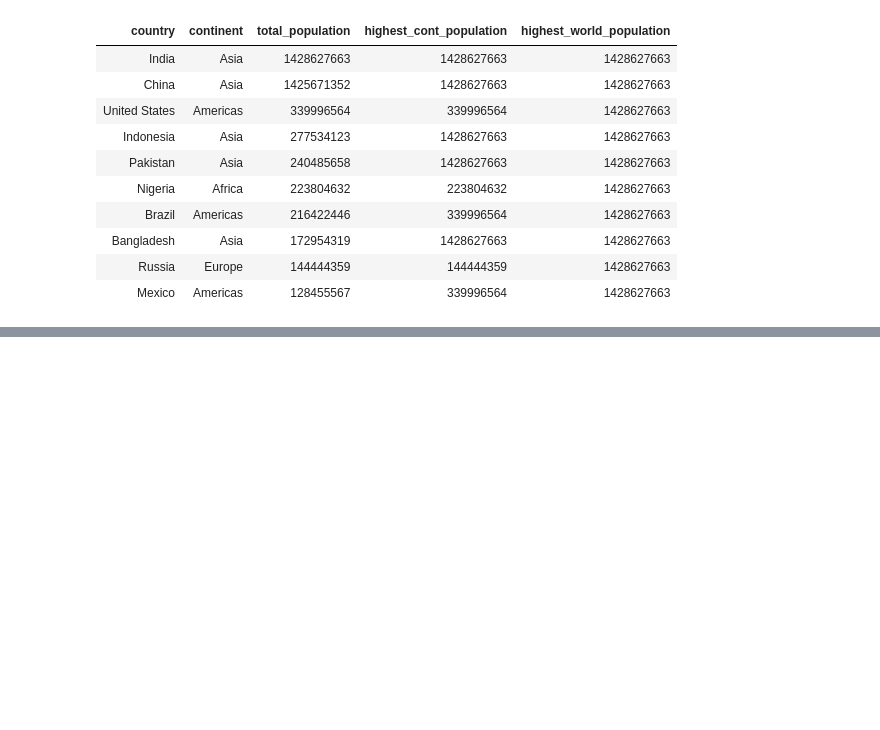
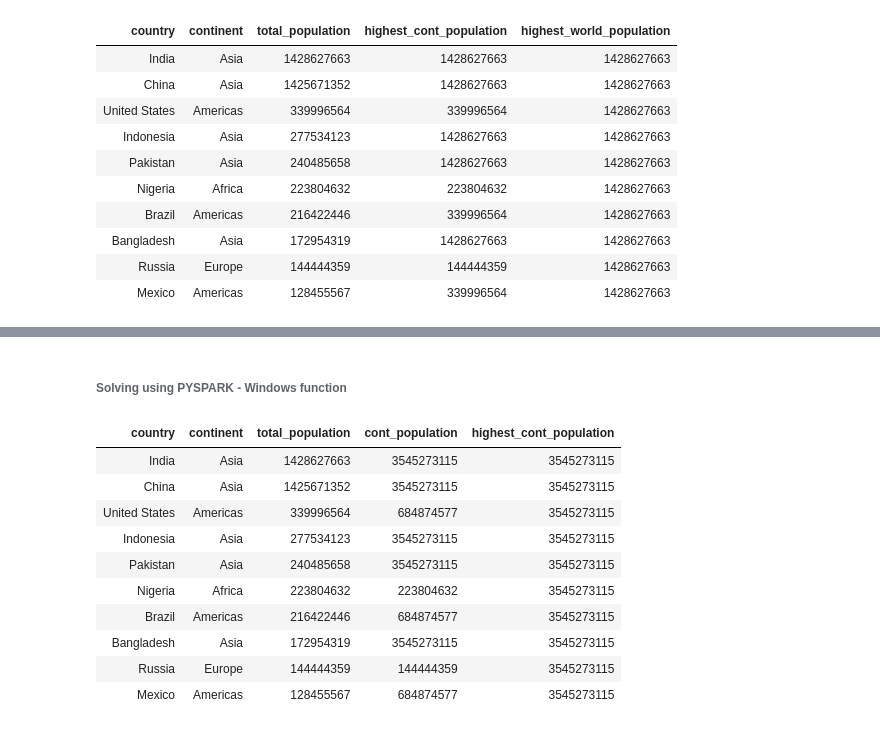
Before and after one commit to Rupam-1/SQL-Pyspark_Study, a Jupyter notebook: 07. Common Table Expression (CTE).ipynb, the cells around one changed output, grey strips where cells are left out. Saved outputs shown, nothing was run; the diff lists cells and outputs as text; code cells hidden in the pictures; blank space fills up the shorter version.

```diff
--- a/07. Common Table Expression (CTE).ipynb
+++ b/07. Common Table Expression (CTE).ipynb
@@ -242,0 +312,26 @@ population_df.withColumn(
+# %% [markdown]
+######  Solving using PYSPARK - Windows function
+# %%
+population_df.withColumn(
+    "cont_population",
+    sum(col("total_population")).over(
+        Window.partitionBy(col("continent"))
+    )
+).withColumn(
+    "highest_cont_population",
+    max(col("cont_population")).over(
+        Window.partitionBy()
+    )
+).display()
+# %% [output]
+| country | continent | total_population | cont_population | highest_cont_population |
+| India | Asia | 1428627663 | 3545273115 | 3545273115 |
+| China | Asia | 1425671352 | 3545273115 | 3545273115 |
+| United States | Americas | 339996564 | 684874577 | 3545273115 |
+| Indonesia | Asia | 277534123 | 3545273115 | 3545273115 |
+| Pakistan | Asia | 240485658 | 3545273115 | 3545273115 |
+| Nigeria | Africa | 223804632 | 223804632 | 3545273115 |
+| Brazil | Americas | 216422446 | 684874577 | 3545273115 |
+| Bangladesh | Asia | 172954319 | 3545273115 | 3545273115 |
+| Russia | Europe | 144444359 | 144444359 | 3545273115 |
+| Mexico | Americas | 128455567 | 684874577 | 3545273115 |
```
Also changed, not shown: parts of 6 cells of this notebook.
